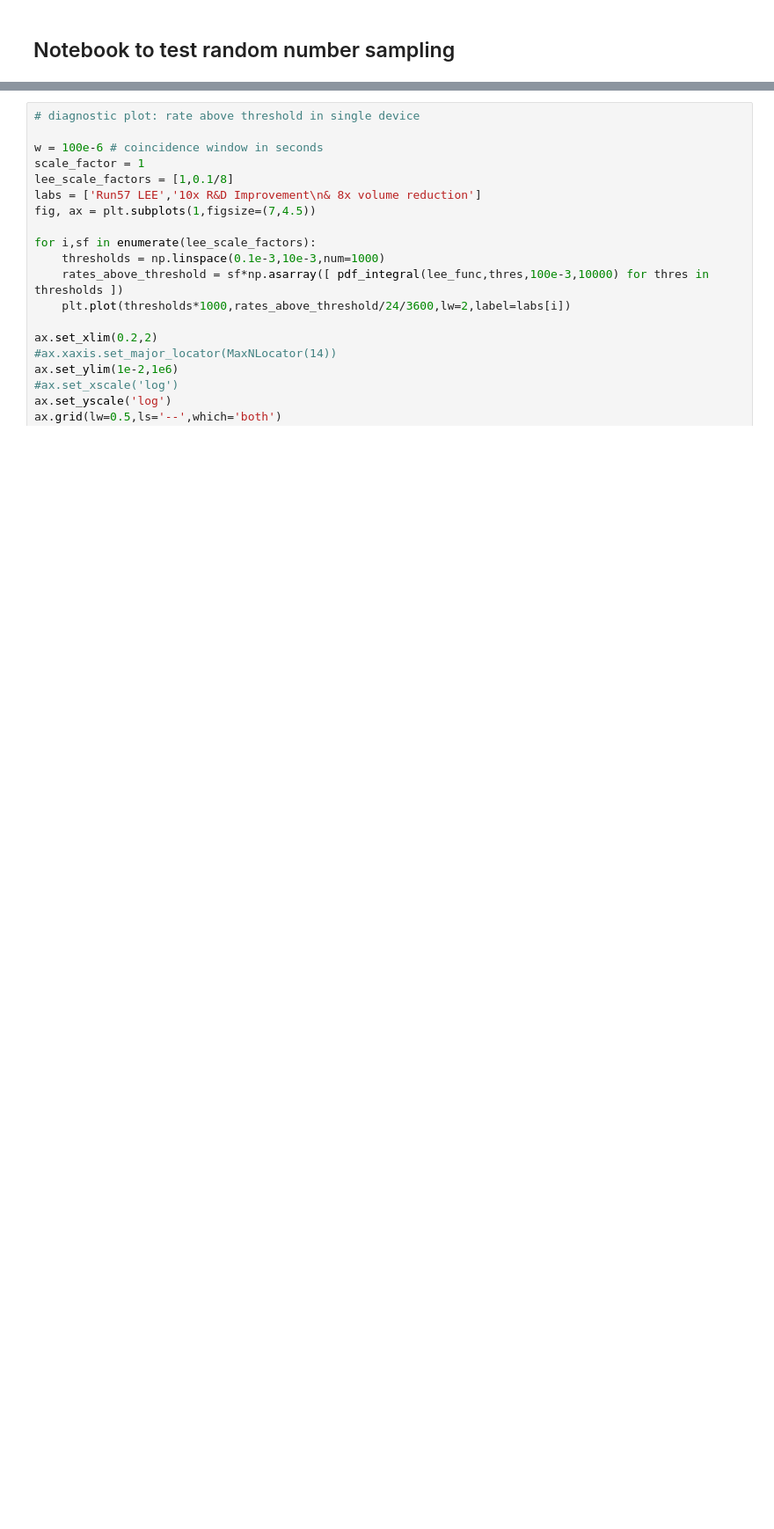
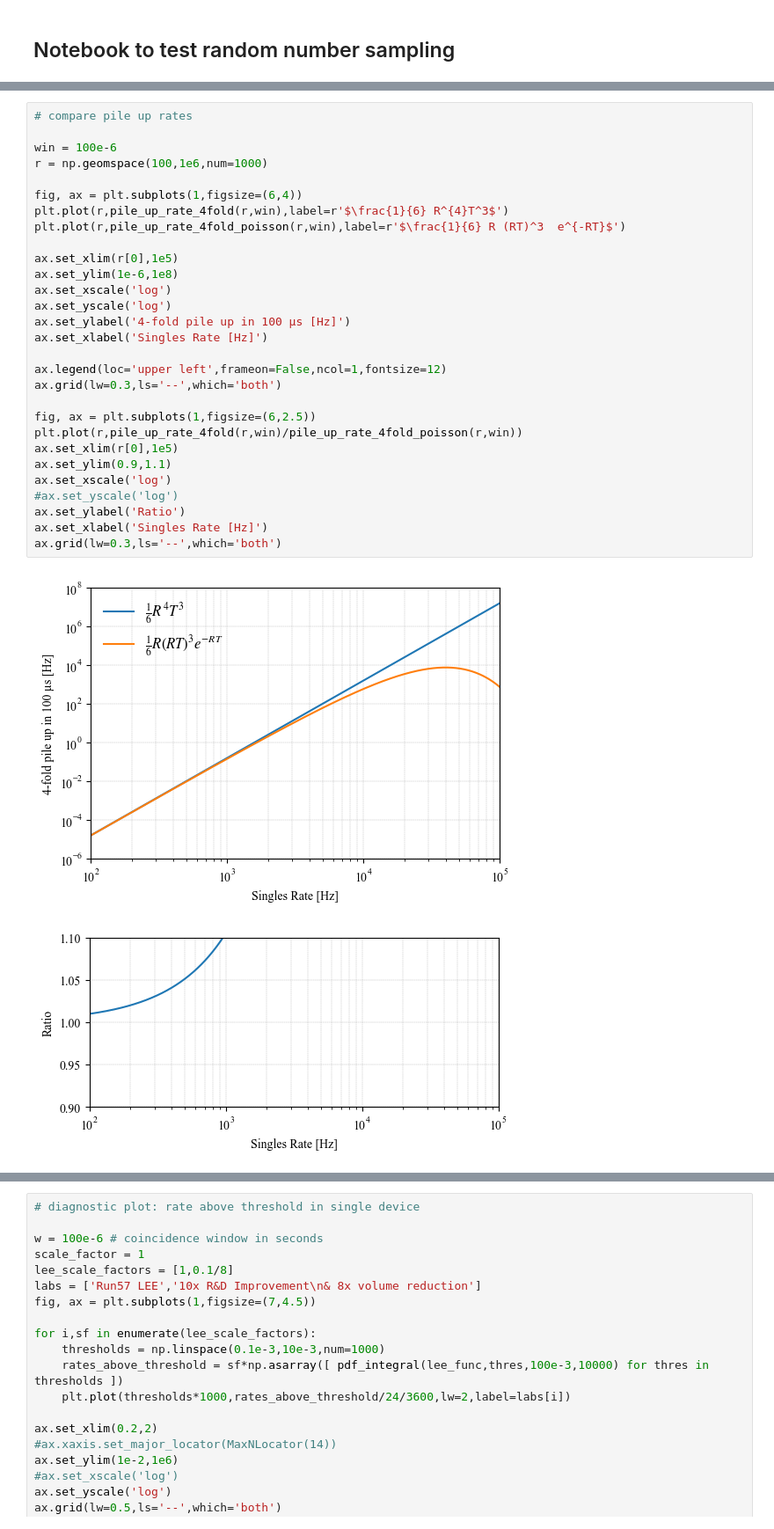
Before and after one commit to spice-herald/DarkLim, a Jupyter notebook: examples/sampling_test.ipynb, the cells around one changed output, grey strips where cells are left out. Shown at 88% size. Cells and saved outputs as stored; diff of their text form; blank space fills up the shorter version.

```diff
--- a/examples/sampling_test.ipynb
+++ b/examples/sampling_test.ipynb
@@ -47,0 +72,32 @@ def pdf_integral(pdf,e_low,e_high,npts):
+# %%
+# compare pile up rates
+
+win = 100e-6
+r = np.geomspace(100,1e6,num=1000)
+
+fig, ax = plt.subplots(1,figsize=(6,4))
+plt.plot(r,pile_up_rate_4fold(r,win),label=r'$\frac{1}{6} R^{4}T^3$')
+plt.plot(r,pile_up_rate_4fold_poisson(r,win),label=r'$\frac{1}{6} R (RT)^3  e^{-RT}$')
+
+ax.set_xlim(r[0],1e5)
+ax.set_ylim(1e-6,1e8)
+ax.set_xscale('log')
+ax.set_yscale('log')
+ax.set_ylabel('4-fold pile up in 100 µs [Hz]')
+ax.set_xlabel('Singles Rate [Hz]')
+
+ax.legend(loc='upper left',frameon=False,ncol=1,fontsize=12)
+ax.grid(lw=0.3,ls='--',which='both')
+
+fig, ax = plt.subplots(1,figsize=(6,2.5))
+plt.plot(r,pile_up_rate_4fold(r,win)/pile_up_rate_4fold_poisson(r,win))
+ax.set_xlim(r[0],1e5)
+ax.set_ylim(0.9,1.1)
+ax.set_xscale('log')
+#ax.set_yscale('log')
+ax.set_ylabel('Ratio')
+ax.set_xlabel('Singles Rate [Hz]')
+ax.grid(lw=0.3,ls='--',which='both')
+# %% [output]
+[figure, added]
+[figure, added]
```
Also changed, not shown: parts of 21 cells of this notebook, 1 other file.
